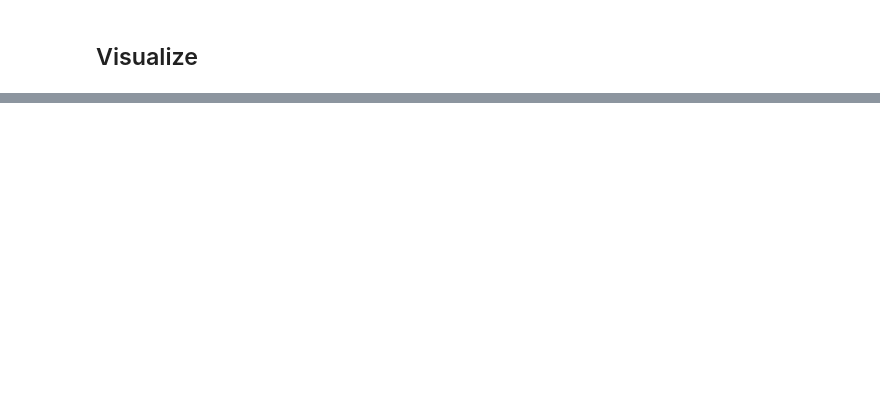
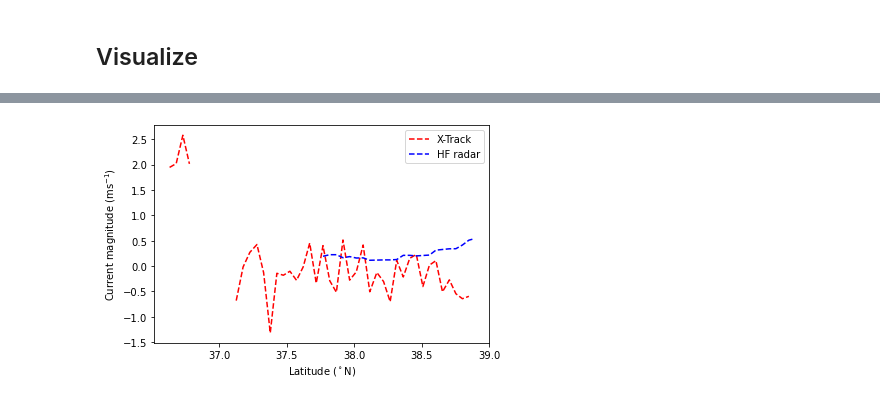
Before and after one commit to oceanhackweek/ohw21-proj-coastal-radar, a Jupyter notebook: altimetry.ipynb, the cells around one changed output, grey strips where cells are left out. Drawn from its saved outputs; the diff is of its cells as text; code cells hidden in the pictures; blank space fills up the shorter version.

```diff
--- a/altimetry.ipynb
+++ b/altimetry.ipynb
@@ -219,0 +264,19 @@ plt.savefig('alt.png', dpi=300, transparent=False, bbox_inches='tight')
+# %%
+interp_method = 'nearest'
+plot_xaxis_altimeter = geostrophic.lat.data
+plot_yaxis_altimeter = geostrophic.u_total.data
+plot_xaxis_hfr = hfr_ds.lat.interp(lat = geostrophic.lat)
+plot_yaxis_hfr = np.sqrt(hfr_ds.u.interp(lat = geostrophic.lat, lon = geostrophic.lon, method = interp_method)*
+                         hfr_ds.u.interp(lat = geostrophic.lat, lon = geostrophic.lon, method = interp_method) +
+                         hfr_ds.v.interp(lat = geostrophic.lat, lon = geostrophic.lon, method = interp_method)*
+                         hfr_ds.v.interp(lat = geostrophic.lat, lon = geostrophic.lon, method = interp_method))
+fig = plt.figure()
+ax = fig.add_subplot(1,1,1)
+ax.plot(plot_xaxis_altimeter, plot_yaxis_altimeter, 'r--', label = 'X-Track')
+ax.plot(plot_xaxis_hfr, plot_yaxis_hfr, 'b--', label = 'HF radar')
+ax.set_xlabel('Latitude ($^\circ$N)')
+ax.set_ylabel(r'Current magnitude (ms$^{-1}$)')
+ax.legend(loc = 'best')
+plt.savefig("./img/alt_hfr_lineplot.png")
+# %% [output]
+[figure, added]
```
Also changed, not shown: parts of 11 cells of this notebook.
